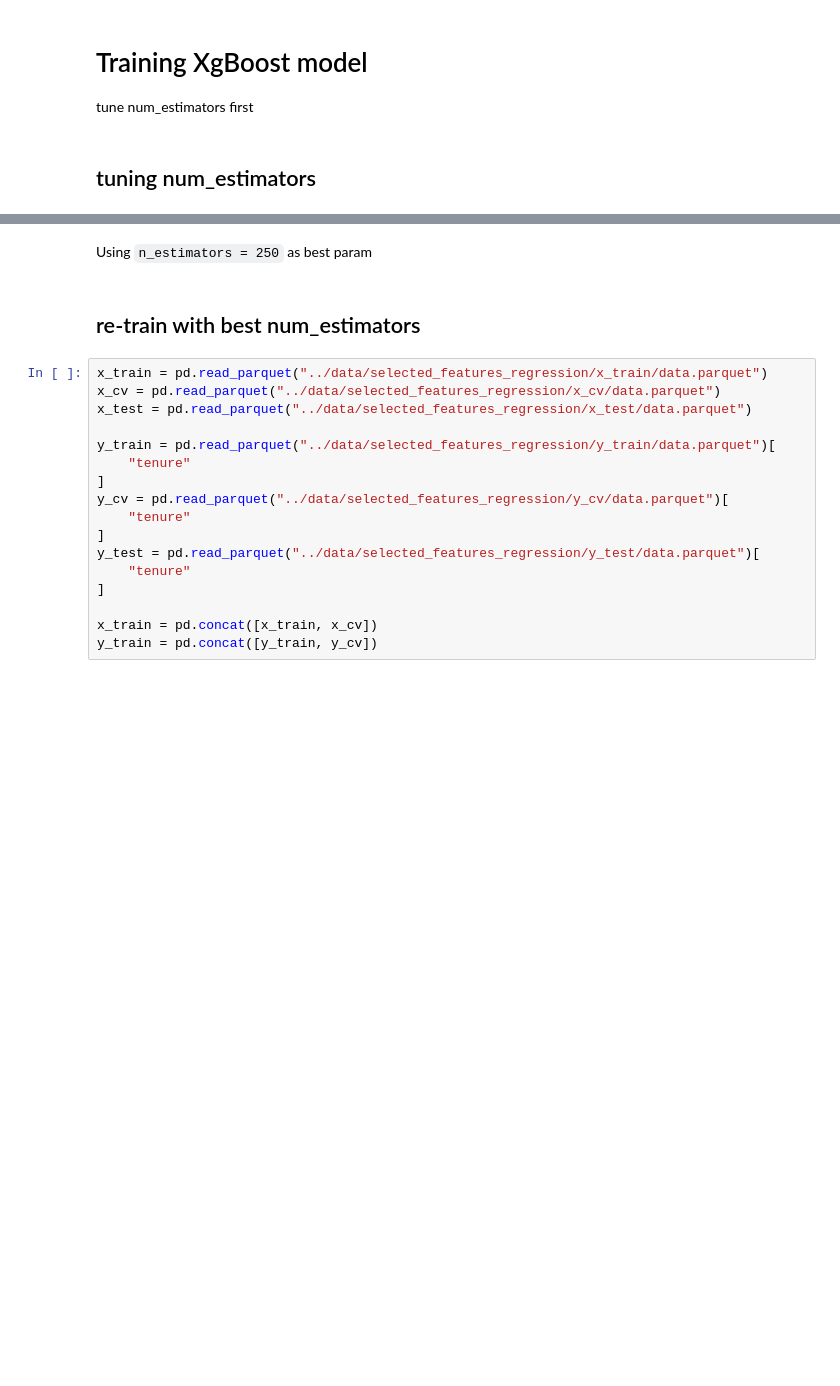
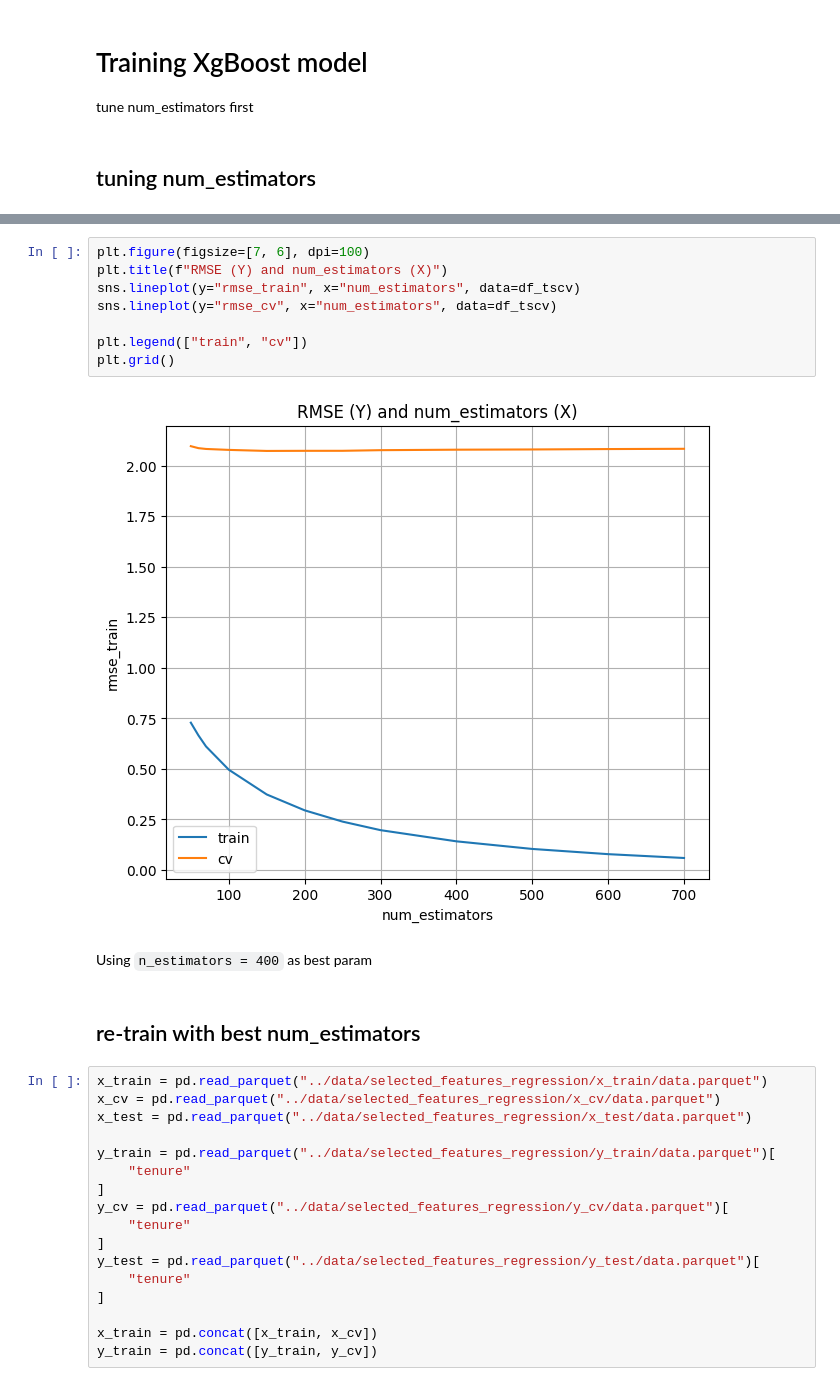
Before and after one commit to sagarsrc/telcom-churn-prediction-cs, a Jupyter notebook: notebooks/010_modelling_regression_XgBoost.ipynb, the cells around one changed output, grey strips where cells are left out. Drawn from its saved outputs; the diff is of its cells as text; blank space fills up the shorter version.

```diff
--- a/notebooks/010_modelling_regression_XgBoost.ipynb
+++ b/notebooks/010_modelling_regression_XgBoost.ipynb
@@ -145,5 +163,15 @@ plt.grid()
+# %%
+plt.figure(figsize=[7, 6], dpi=100)
+plt.title(f"RMSE (Y) and num_estimators (X)")
+sns.lineplot(y="rmse_train", x="num_estimators", data=df_tscv)
+sns.lineplot(y="rmse_cv", x="num_estimators", data=df_tscv)
+
+plt.legend(["train", "cv"])
+plt.grid()
+# %% [output]
+[figure, added]
 # %% [markdown]
-Using `n_estimators = 250` as best param
+Using `n_estimators = 400` as best param
 # %% [markdown]
 ## re-train with best num_estimators
 # %%
```
Also changed, not shown: parts of 14 cells of this notebook, 1 other file.
